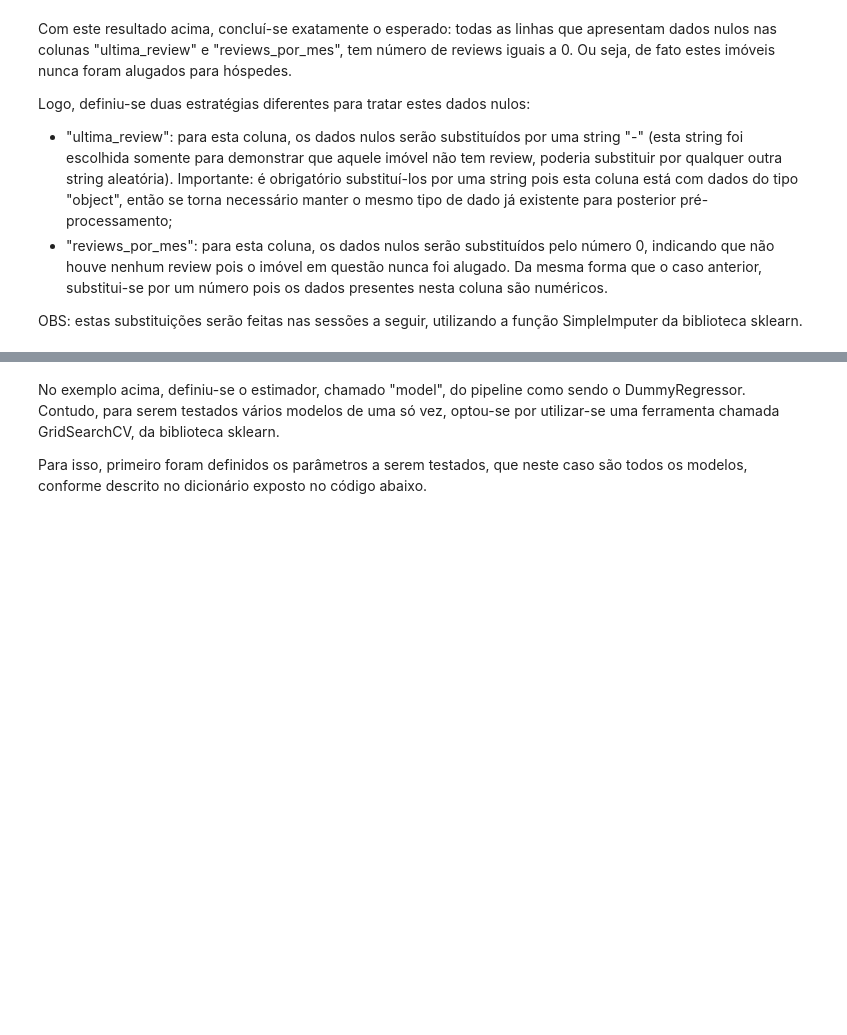
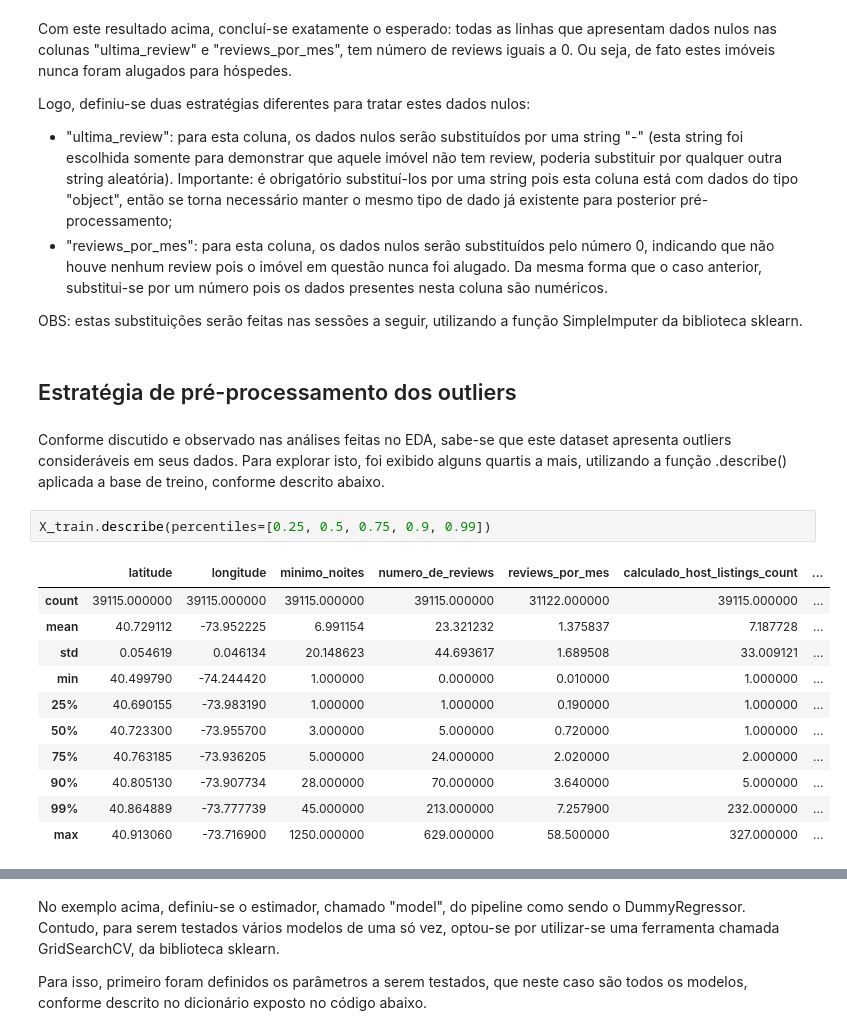
Before and after one commit to rfprates/LH_CD_RODRIGOPRATES, a Jupyter notebook: modelling/Modelling.ipynb, the cells around one changed output, grey strips where cells are left out. Cells and saved outputs as stored; diff of their text form; blank space fills up the shorter version.

```diff
--- a/modelling/Modelling.ipynb
+++ b/modelling/Modelling.ipynb
@@ -309,3 +310,21 @@ Logo, definiu-se duas estratégias diferentes para tratar estes dados nulos:
 - "reviews_por_mes": para esta coluna, os dados nulos serão substituídos pelo número 0, indicando que não houve nenhum review pois o imóvel em questão nunca foi alugado. Da mesma forma que o caso anterior, substitui-se por um número pois os dados presentes nesta coluna são numéricos.
 
 OBS: estas substituições serão feitas nas sessões a seguir, utilizando a função SimpleImputer da biblioteca sklearn.
+# %% [markdown]
+## Estratégia de pré-processamento dos outliers
+# %% [markdown]
+Conforme discutido e observado nas análises feitas no EDA, sabe-se que este dataset apresenta outliers consideráveis em seus dados. Para explorar isto, foi exibido alguns quartis a mais, utilizando a função .describe() aplicada a base de treino, conforme descrito abaixo.
+# %%
+X_train.describe(percentiles=[0.25, 0.5, 0.75, 0.9, 0.99])
+# %% [output]
+|  | latitude | longitude | minimo_noites | numero_de_reviews | reviews_por_mes | calculado_host_listings_count | ... |
+| count | 39115.000000 | 39115.000000 | 39115.000000 | 39115.000000 | 31122.000000 | 39115.000000 | ... |
+| mean | 40.729112 | -73.952225 | 6.991154 | 23.321232 | 1.375837 | 7.187728 | ... |
+| std | 0.054619 | 0.046134 | 20.148623 | 44.693617 | 1.689508 | 33.009121 | ... |
+| min | 40.499790 | -74.244420 | 1.000000 | 0.000000 | 0.010000 | 1.000000 | ... |
+| 25% | 40.690155 | -73.983190 | 1.000000 | 1.000000 | 0.190000 | 1.000000 | ... |
+| 50% | 40.723300 | -73.955700 | 3.000000 | 5.000000 | 0.720000 | 1.000000 | ... |
+| 75% | 40.763185 | -73.936205 | 5.000000 | 24.000000 | 2.020000 | 2.000000 | ... |
+| 90% | 40.805130 | -73.907734 | 28.000000 | 70.000000 | 3.640000 | 5.000000 | ... |
+| 99% | 40.864889 | -73.777739 | 45.000000 | 213.000000 | 7.257900 | 232.000000 | ... |
+| max | 40.913060 | -73.716900 | 1250.000000 | 629.000000 | 58.500000 | 327.000000 | ... |
```
Also changed, not shown: parts of 44 cells of this notebook.
